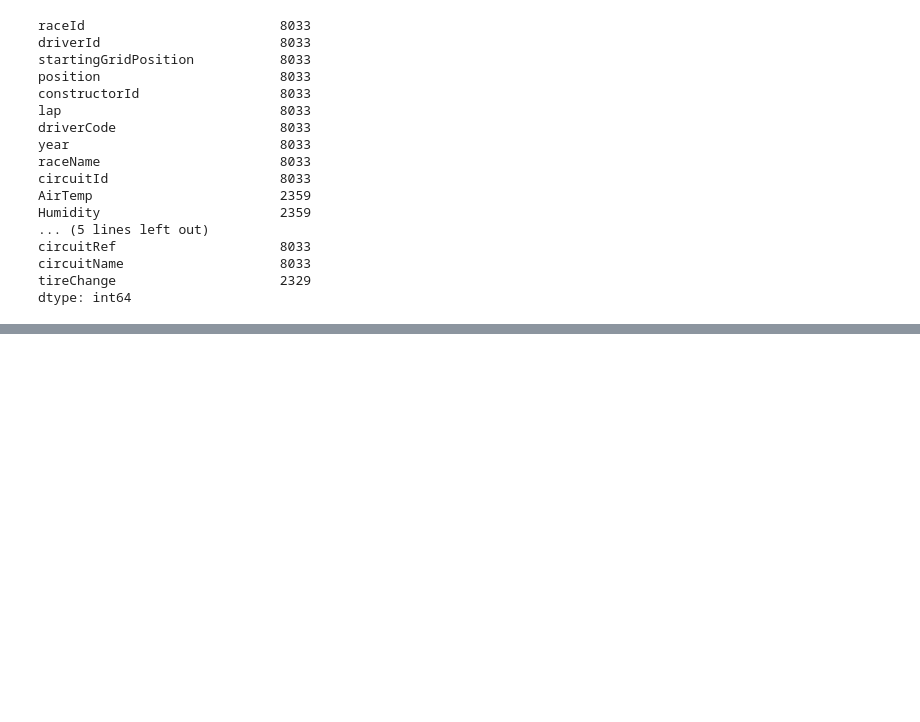
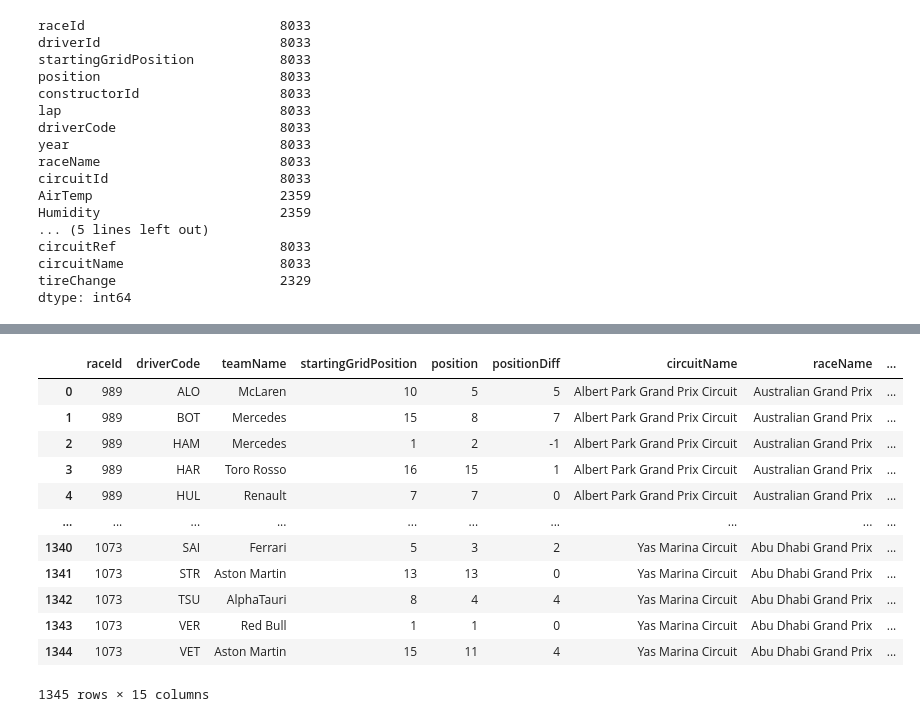
Before and after one commit to MaksymilianKalek/bach, a Jupyter notebook: analysisPt2.ipynb, the cells around one changed output, grey strips where cells are left out. Drawn from its saved outputs; the diff is of its cells as text; code cells hidden in the pictures; blank space fills up the shorter version.

```diff
--- a/analysisPt2.ipynb
+++ b/analysisPt2.ipynb
@@ -94,0 +124,18 @@ dtype: int64
+# %%
+grouped = most_important.groupby(['raceId', 'driverCode', 'teamName', 'startingGridPosition', 'position', 'positionDiff', 'circuitName', 'raceName', 'year', 'AirTemp', 'Humidity', 'TrackTemp', 'WindSpeed', 'WasRainingDuringRaceAnyTime'])['lapTireChange'].apply(', '.join).reset_index()
+# grouped.drop([''])
+grouped
+# %% [output]
+|  | raceId | driverCode | teamName | startingGridPosition | position | positionDiff | circuitName | raceName | ... |
+| 0 | 989 | ALO | McLaren | 10 | 5 | 5 | Albert Park Grand Prix Circuit | Australian Grand Prix | ... |
+| 1 | 989 | BOT | Mercedes | 15 | 8 | 7 | Albert Park Grand Prix Circuit | Australian Grand Prix | ... |
+| 2 | 989 | HAM | Mercedes | 1 | 2 | -1 | Albert Park Grand Prix Circuit | Australian Grand Prix | ... |
+| 3 | 989 | HAR | Toro Rosso | 16 | 15 | 1 | Albert Park Grand Prix Circuit | Australian Grand Prix | ... |
+| 4 | 989 | HUL | Renault | 7 | 7 | 0 | Albert Park Grand Prix Circuit | Australian Grand Prix | ... |
+| ... | ... | ... | ... | ... | ... | ... | ... | ... | ... |
+| 1340 | 1073 | SAI | Ferrari | 5 | 3 | 2 | Yas Marina Circuit | Abu Dhabi Grand Prix | ... |
+| 1341 | 1073 | STR | Aston Martin | 13 | 13 | 0 | Yas Marina Circuit | Abu Dhabi Grand Prix | ... |
+| 1342 | 1073 | TSU | AlphaTauri | 8 | 4 | 4 | Yas Marina Circuit | Abu Dhabi Grand Prix | ... |
+| 1343 | 1073 | VER | Red Bull | 1 | 1 | 0 | Yas Marina Circuit | Abu Dhabi Grand Prix | ... |
+| 1344 | 1073 | VET | Aston Martin | 15 | 11 | 4 | Yas Marina Circuit | Abu Dhabi Grand Prix | ... |
+1345 rows × 15 columns
```
Also changed, not shown: parts of 1 cell of this notebook.
